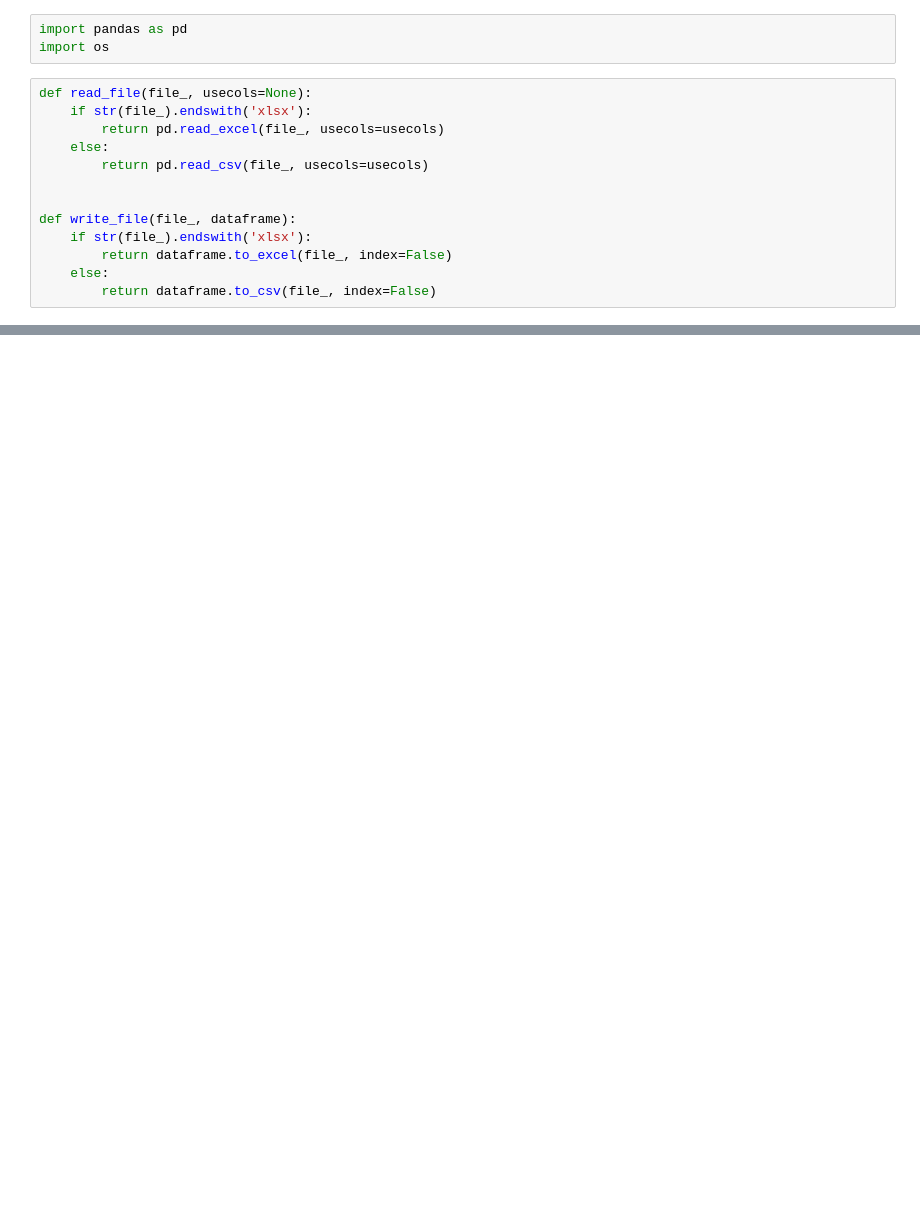
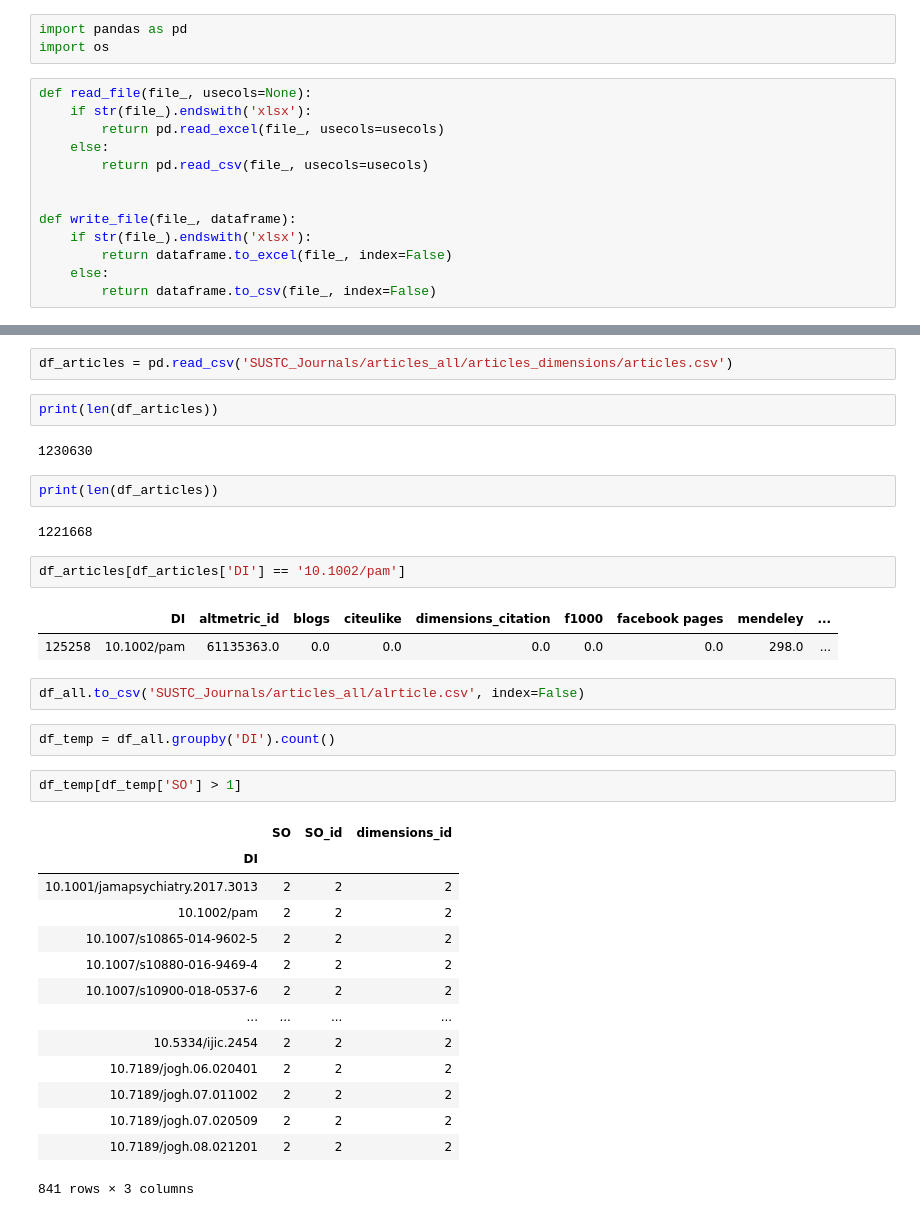
Before and after one commit to gumuxiansheng/AltmetricGrab, a Jupyter notebook: merge_files.ipynb, the cells around one changed output, grey strips where cells are left out. Cells and saved outputs as stored; diff of their text form; blank space fills up the shorter version.

```diff
--- a/merge_files.ipynb
+++ b/merge_files.ipynb
@@ -71,3 +72,39 @@ articles_wos_601-700.csv
 articles_wos_701-800.csv
 articles_wos_801-900.csv
 articles_wos_901-1000.csv
+# %%
+df_articles = pd.read_csv('SUSTC_Journals/articles_all/articles_dimensions/articles.csv')
+# %%
+print(len(df_articles))
+# %% [output]
+1230630
+# %%
+print(len(df_articles))
+# %% [output]
+1221668
+# %%
+df_articles[df_articles['DI'] == '10.1002/pam']
+# %% [output]
+|  | DI | altmetric_id | blogs | citeulike | dimensions_citation | f1000 | facebook pages | mendeley | ... |
+| 125258 | 10.1002/pam | 61135363.0 | 0.0 | 0.0 | 0.0 | 0.0 | 0.0 | 298.0 | ... |
+# %%
+df_all.to_csv('SUSTC_Journals/articles_all/alrticle.csv', index=False)
+# %%
+df_temp = df_all.groupby('DI').count()
+# %%
+df_temp[df_temp['SO'] > 1]
+# %% [output]
+|  | SO | SO_id | dimensions_id |
+| DI |  |  |  |
+| 10.1001/jamapsychiatry.2017.3013 | 2 | 2 | 2 |
+| 10.1002/pam | 2 | 2 | 2 |
+| 10.1007/s10865-014-9602-5 | 2 | 2 | 2 |
+| 10.1007/s10880-016-9469-4 | 2 | 2 | 2 |
+| 10.1007/s10900-018-0537-6 | 2 | 2 | 2 |
+| ... | ... | ... | ... |
+| 10.5334/ijic.2454 | 2 | 2 | 2 |
+| 10.7189/jogh.06.020401 | 2 | 2 | 2 |
+| 10.7189/jogh.07.011002 | 2 | 2 | 2 |
+| 10.7189/jogh.07.020509 | 2 | 2 | 2 |
+| 10.7189/jogh.08.021201 | 2 | 2 | 2 |
+841 rows × 3 columns
```
Also changed, not shown: parts of 20 cells of this notebook, 8 other files.
